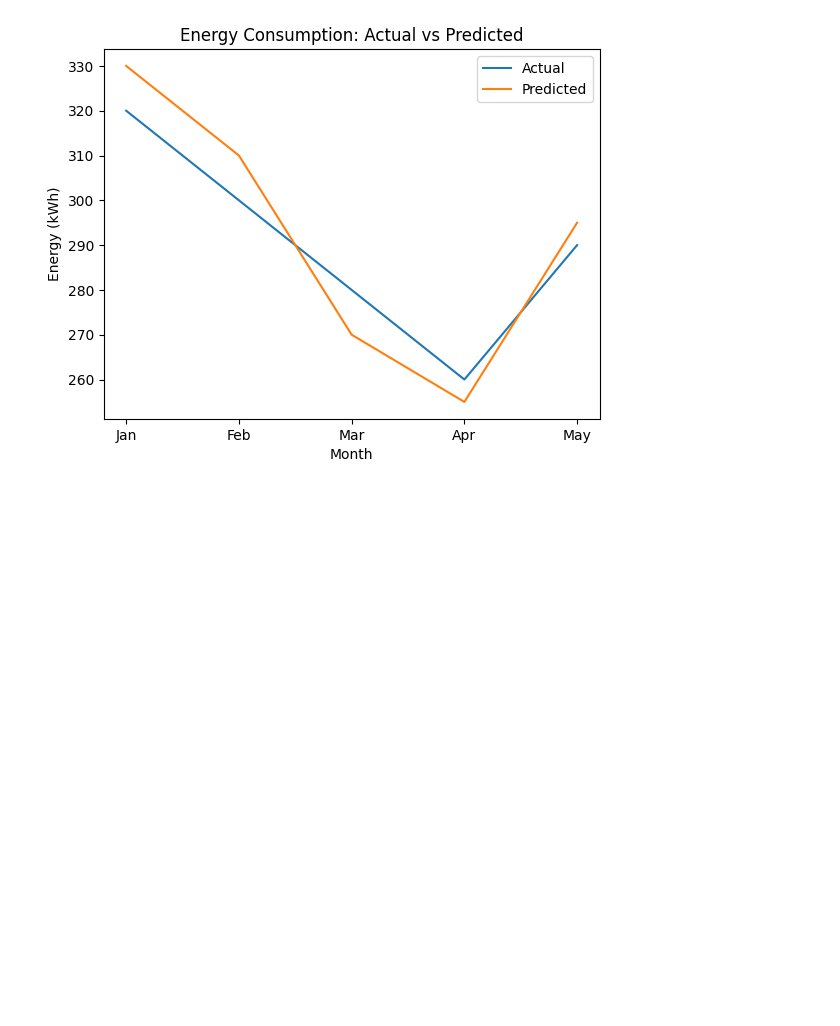
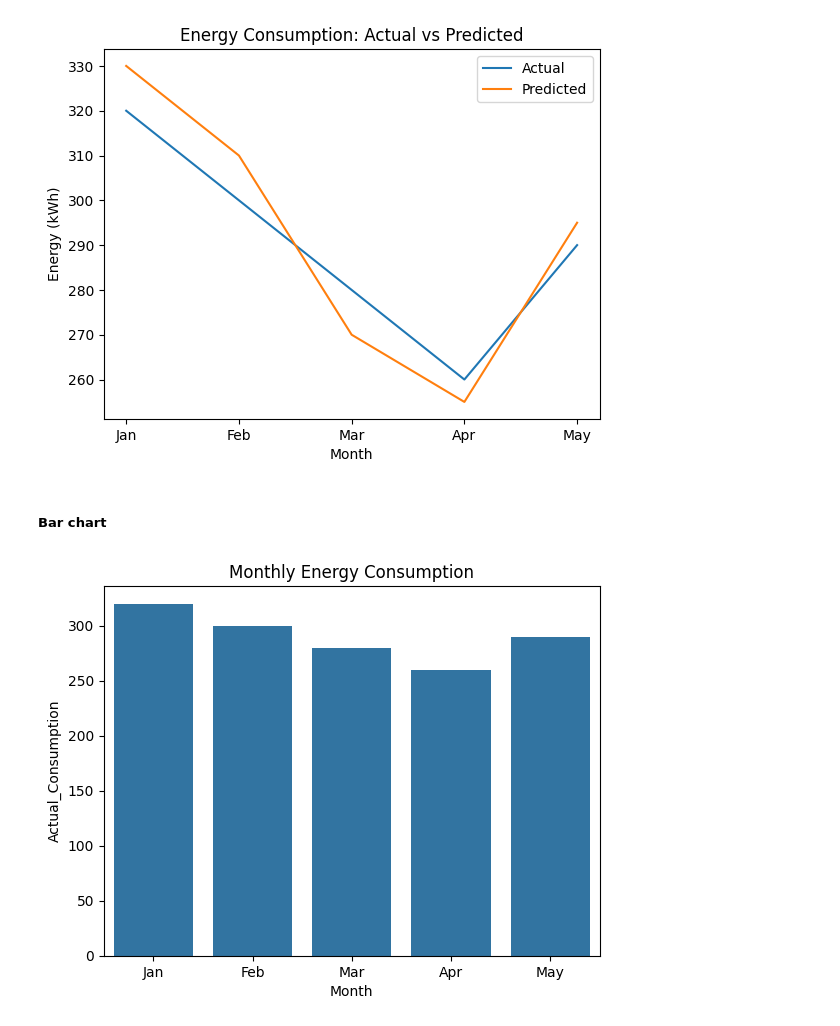
Before and after one commit to aarthi-tech29/tasks, a Jupyter notebook: tasks_visualization/tasks_46.ipynb, the cells around one changed output. Drawn from its saved outputs; the diff is of its cells as text; code cells hidden in the pictures; blank space fills up the shorter version.

```diff
--- a/tasks_visualization/tasks_46.ipynb
+++ b/tasks_visualization/tasks_46.ipynb
@@ -31,3 +31,12 @@ plt.show()
 # Small differences indicate accurate prediction
 # %% [output]
 [figure]
+# %% [markdown]
+##### Bar chart
+# %%
+plt.figure()
+sns.barplot(x='Month', y='Actual_Consumption', data=df)
+plt.title("Monthly Energy Consumption")
+plt.show()
+# %% [output]
+[figure, added]
```
Also changed, not shown: 2 other files.
